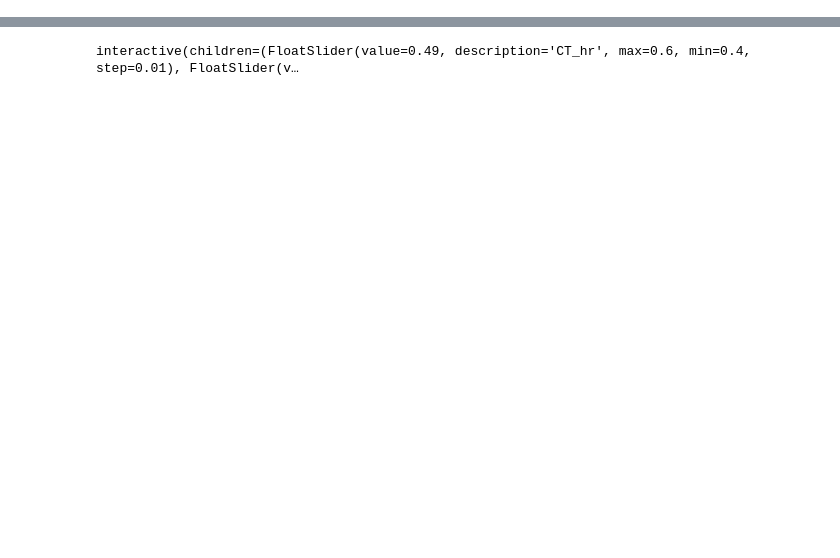
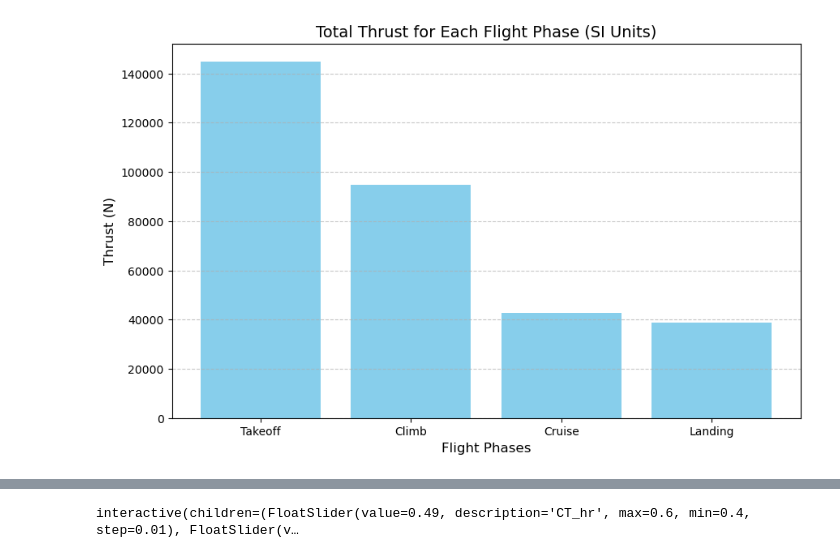
Before and after one commit to AntoineVanHoye/integrated_project, a Jupyter notebook: thrust.ipynb, the cells around one changed output, grey strips where cells are left out. Drawn from its saved outputs; the diff is of its cells as text; code cells hidden in the pictures; blank space fills up the shorter version.

```diff
--- a/thrust.ipynb
+++ b/thrust.ipynb
@@ -516,0 +398,92 @@ Landing Thrust: 120854.83 N
+# %%
+import math
+import matplotlib.pyplot as plt
+#THE CORRECT ONE
+def high_bypass_turbofan_thrust(F0, TR, H, M, deltaOAT_C):
+    """
+    Calculate thrust for a high bypass ratio turbofan engine as a function of altitude and Mach number.
+
+    Parameters:
+        F0 (float): Engine thrust at sea level and ISA, in N.
+        TR (float): Throttle ratio.
+        H (float): Altitude in meters.
+        M (float): Mach number.
+        deltaOAT_C (float): Deviation from ISA temperature in °C.
+
+    Returns:
+        float: Thrust in N.
+    """
+    # Constants
+    T0 = 288.15  # ISA sea level temperature in Kelvin
+    P0 = 101325  # ISA sea level pressure in Pa
+    R = 287.05  # Specific gas constant for air in J/(kg·K)
+    gamma_air = 1.4  # Ratio of specific heats
+    a0 = math.sqrt(gamma_air * R * T0)  # Speed of sound at sea level (m/s)
+
+    # Atmospheric properties
+    if H <= 11000:  # Troposphere
+        T = T0 + (-0.0065 * H) + deltaOAT_C  # Temperature at altitude
+        P = P0 * (T / T0) ** (-9.80665 / (-0.0065 * R))  # Pressure at altitude
+    else:  # Stratosphere (constant temperature)
+        T = 216.65 + deltaOAT_C
+        P = 22632.1 * math.exp(-9.80665 * (H - 11000) / (R * T))
+
+    rho = P / (R * T)  # Air density in kg/m³
+    sigma = rho / 1.225  # Density ratio
+
+    # Pressure ratio
+    delta = sigma * (1 + 0.2 * M ** 2) ** 3.5  # Pressure ratio
+
+    # Temperature ratio
+    theta = T / T0 * (1 + 0.2 * M ** 2)
+
+    # High Bypass Ratio Turbofan Calculation
+    if theta <= TR:
+        thrust = F0 * delta * (1 - 0.49 * math.sqrt(M))
+    else:
+        thrust = F0 * delta * (1 - 0.49 * math.sqrt(M) - (3 * (theta - TR) / (1.5 + M)))
+
+    # Special check for landing phase (low Mach number and low throttle)
+    if H == 0 and M <= 0.2:  # Check if it's landing and low Mach number
+        thrust = max(thrust, F0 * 0.20)  # Set a minimum landing thrust as 20% of sea level thrust
+
+    # Ensure thrust is not negative
+    return max(thrust, 0)  # Return thrust, ensuring it's non-negative
+
+# Flight phase-specific parameters in SI units
+flight_phases = {
+    "Takeoff": {"H": 0, "M": 0.3, "TR": 1, "deltaOAT_C": 0},  # Reduced TR for realistic takeoff thrust
+    "Climb": {"H": 1500, "M": 0.35, "TR": 0.88, "deltaOAT_C": -5},
+    "Cruise": {"H": 12500, "M": 0.9, "TR": 0.9, "deltaOAT_C": -10},
+    "Landing": {"H": 0, "M": 0.2, "TR": 0.4, "deltaOAT_C": 5},  # Adjusted TR for landing
+}
+
+# Constants
+F0 = 97000  # Sea level thrust per engine in N
+num_engines = 2  # Number of engines
+
+# Calculate thrust for each phase
+thrust_results = []
+phases = []
+for phase, params in flight_phases.items():
+    H = params["H"]
+    M = params["M"]
+    TR = params["TR"]
+    deltaOAT_C = params["deltaOAT_C"]
+
+    thrust = high_bypass_turbofan_thrust(F0, TR, H, M, deltaOAT_C)
+
+    total_thrust = thrust * num_engines  # Total thrust for two engines
+    thrust_results.append(total_thrust)
+    phases.append(phase)
+    print(f"{phase}: {total_thrust:.2f} N (total for {num_engines} engines)")
+
+# Bar plot for thrust in each phase
+plt.figure(figsize=(10, 6))
+plt.bar(phases, thrust_results, color='skyblue')
+plt.title("Total Thrust for Each Flight Phase (SI Units)", fontsize=14)
+plt.ylabel("Thrust (N)", fontsize=12)
+plt.xlabel("Flight Phases", fontsize=12)
+plt.grid(axis='y', linestyle='--', alpha=0.7)
+plt.show()
+# %% [output]
@@ -516,0 +494 @@ Landing Thrust: 120854.83 N
+[figure, added]
```
Also changed, not shown: parts of 15 cells of this notebook.
